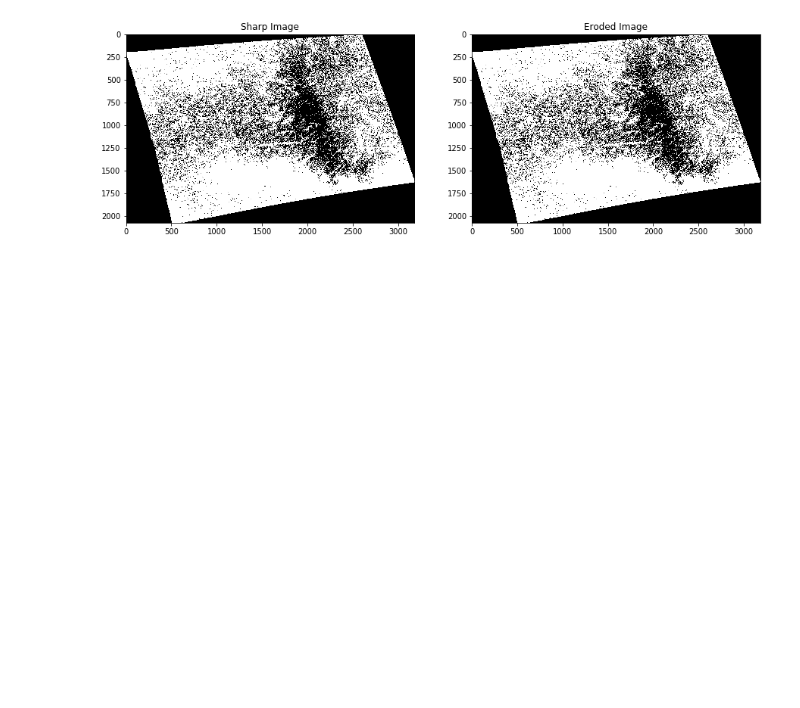
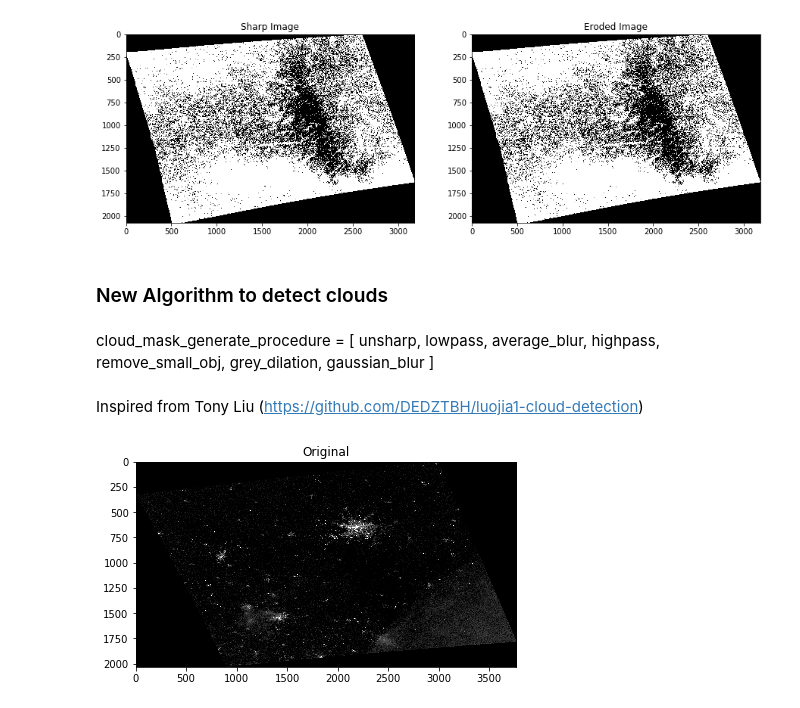
Before and after one commit to prabh27/cloud_detection, a Jupyter notebook: cloud_detection.ipynb, the cells around one changed output. Drawn from its saved outputs; the diff is of its cells as text; code cells hidden in the pictures; blank space fills up the shorter version.

Commit message:
trying out another algo on the images

```diff
--- a/cloud_detection.ipynb
+++ b/cloud_detection.ipynb
@@ -196,3 +196,25 @@ ax2.imshow(sharp)
 ax2.title.set_text('Eroded Image')
 # %% [output]
 [figure]
+# %% [markdown]
+### New Algorithm to detect clouds
+# %% [markdown]
+cloud_mask_generate_procedure = [
+    unsharp,
+    lowpass,
+    average_blur,
+    highpass,
+    remove_small_obj,
+    grey_dilation,
+    gaussian_blur
+]
+# %% [markdown]
+Inspired from Tony Liu (https://github.com/DEDZTBH/luojia1-cloud-detection)
+# %%
+img = cv2.imread('testgrey.png')
+f = plt.figure(figsize=(15, 5))
+ax1 = f.add_subplot(121)
+ax1.imshow(img)
+ax1.title.set_text('Original')
+# %% [output]
+[figure, added]
```
Also changed, not shown: parts of 19 cells of this notebook, 2 other files.
